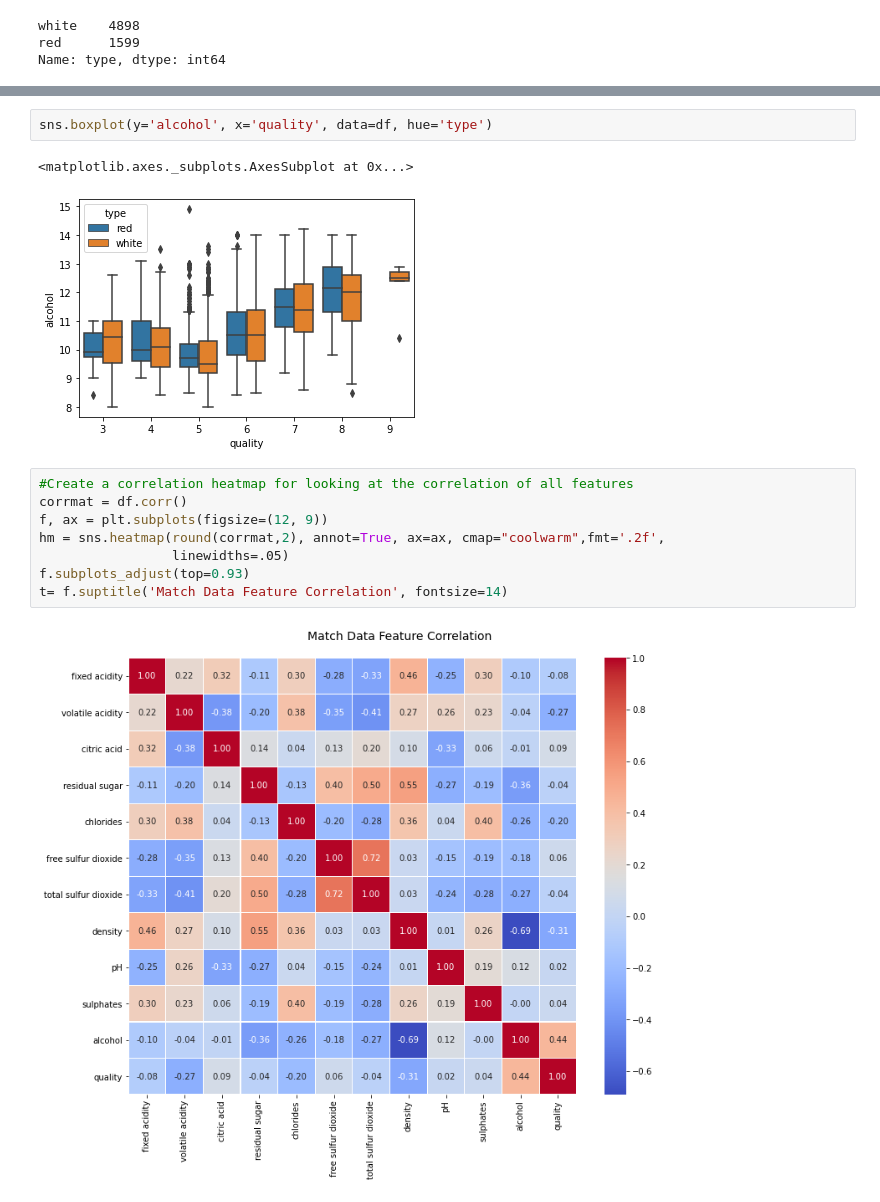
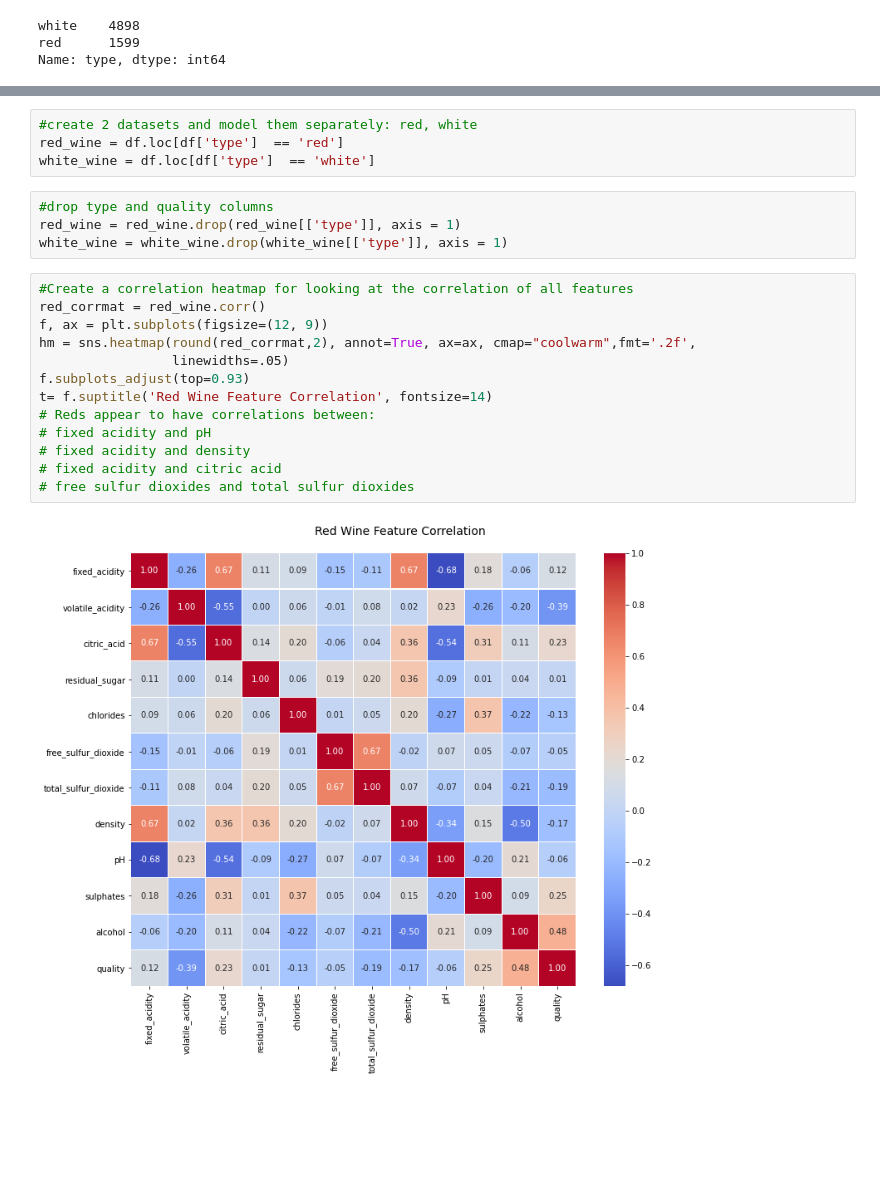
Before and after one commit to delwester/Springboard, a Jupyter notebook: Capstone2/Capstone_2_EDA.ipynb, the cells around one changed output, grey strips where cells are left out. Saved outputs shown, nothing was run; the diff lists cells and outputs as text; blank space fills up the shorter version.

```diff
--- a/Capstone2/Capstone_2_EDA.ipynb
+++ b/Capstone2/Capstone_2_EDA.ipynb
@@ -154,15 +141,23 @@ sns.boxplot(y='sulphates', x='quality', data=df, hue='type')
-# %%
-sns.boxplot(y='alcohol', x='quality', data=df, hue='type')
-# %% [output]
-<matplotlib.axes._subplots.AxesSubplot at 0x...>
-[figure, removed]
+# %%
+#create 2 datasets and model them separately: red, white
+red_wine = df.loc[df['type']  == 'red']
+white_wine = df.loc[df['type']  == 'white']
+# %%
+#drop type and quality columns
+red_wine = red_wine.drop(red_wine[['type']], axis = 1)
+white_wine = white_wine.drop(white_wine[['type']], axis = 1)
 # %%
 #Create a correlation heatmap for looking at the correlation of all features
-corrmat = df.corr()
+red_corrmat = red_wine.corr()
 f, ax = plt.subplots(figsize=(12, 9))
-hm = sns.heatmap(round(corrmat,2), annot=True, ax=ax, cmap="coolwarm",fmt='.2f',
+hm = sns.heatmap(round(red_corrmat,2), annot=True, ax=ax, cmap="coolwarm",fmt='.2f',
                  linewidths=.05)
 f.subplots_adjust(top=0.93)
-t= f.suptitle('Match Data Feature Correlation', fontsize=14)
+t= f.suptitle('Red Wine Feature Correlation', fontsize=14)
+# Reds appear to have correlations between:
+# fixed acidity and pH
+# fixed acidity and density
+# fixed acidity and citric acid
+# free sulfur dioxides and total sulfur dioxides
 # %% [output]
-[figure, old version]
+[figure, new version]
```
Also changed, not shown: parts of 20 cells of this notebook, 2 other files.
